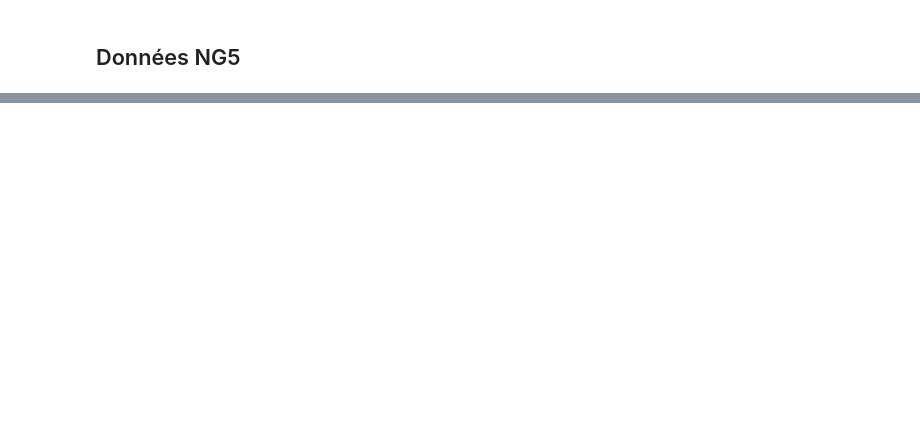
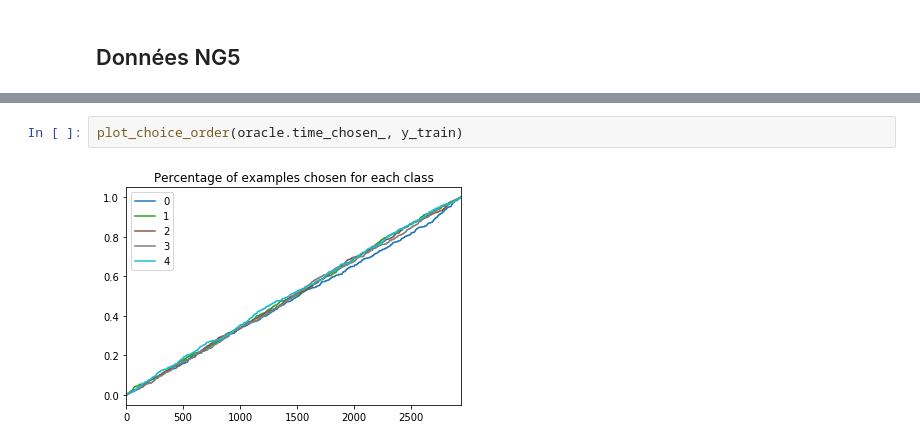
Before and after one commit to mahdiou-diallo/ActiveLearning, a Jupyter notebook: notebook.ipynb, the cells around one changed output, grey strips where cells are left out. Saved outputs shown, nothing was run; the diff lists cells and outputs as text; blank space fills up the shorter version.

```diff
--- a/notebook.ipynb
+++ b/notebook.ipynb
@@ -205,0 +443,4 @@ ng5_test = fetch_20newsgroups(subset='test', categories=categories, remove=remov
+# %%
+plot_choice_order(oracle.time_chosen_, y_train)
+# %% [output]
+[figure, added]
```
Also changed, not shown: parts of 23 cells of this notebook, 1 other file.
